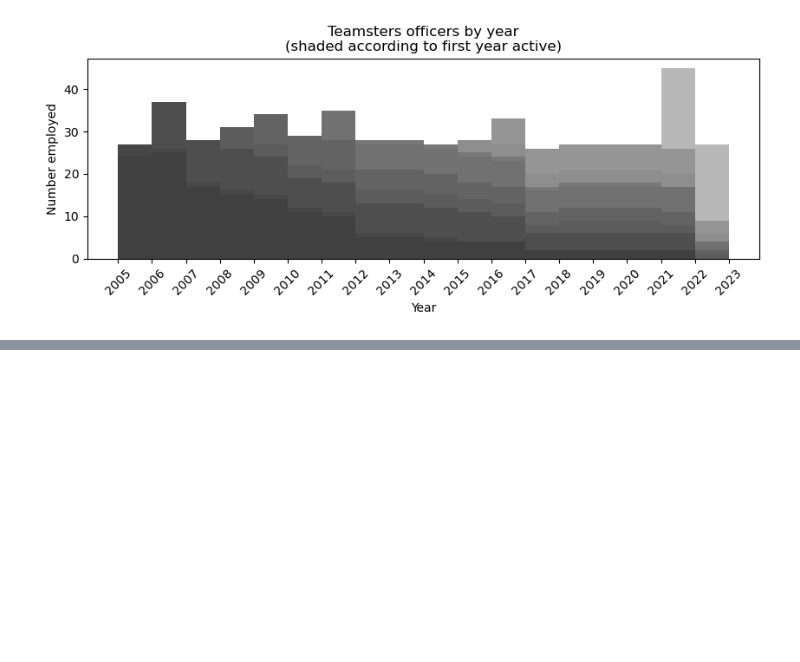
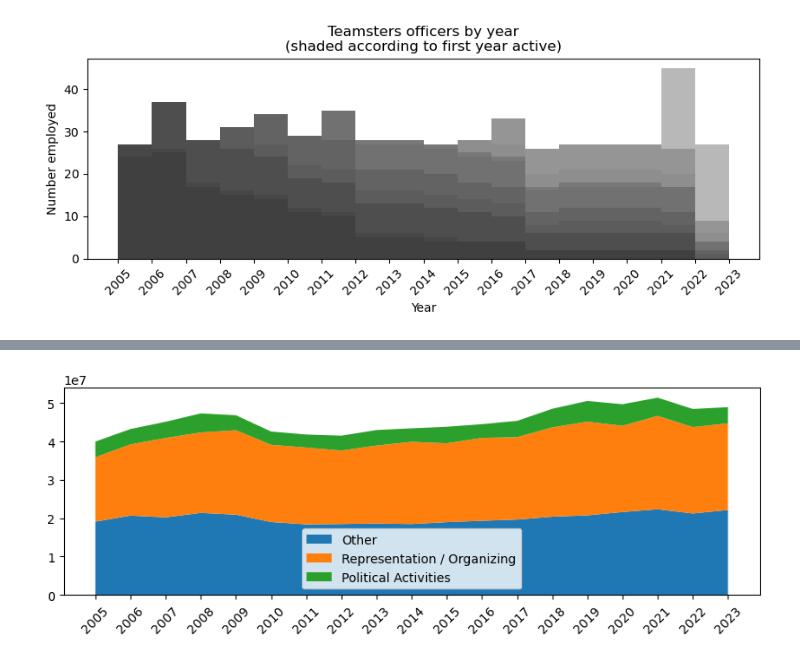
Before and after one commit to AmziJeffs/LaborData, a Jupyter notebook: staffing_analysis.ipynb, the cells around one changed output, grey strips where cells are left out. Saved outputs shown, nothing was run; the diff lists cells and outputs as text; code cells hidden in the pictures; blank space fills up the shorter version.

```diff
--- a/staffing_analysis.ipynb
+++ b/staffing_analysis.ipynb
@@ -162,0 +223,4 @@ plt.show()
+# %%
+plot_budget_for_activities(Teamsters_staff)
+# %% [output]
+[figure, added]
```
Also changed, not shown: parts of 8 cells of this notebook.
